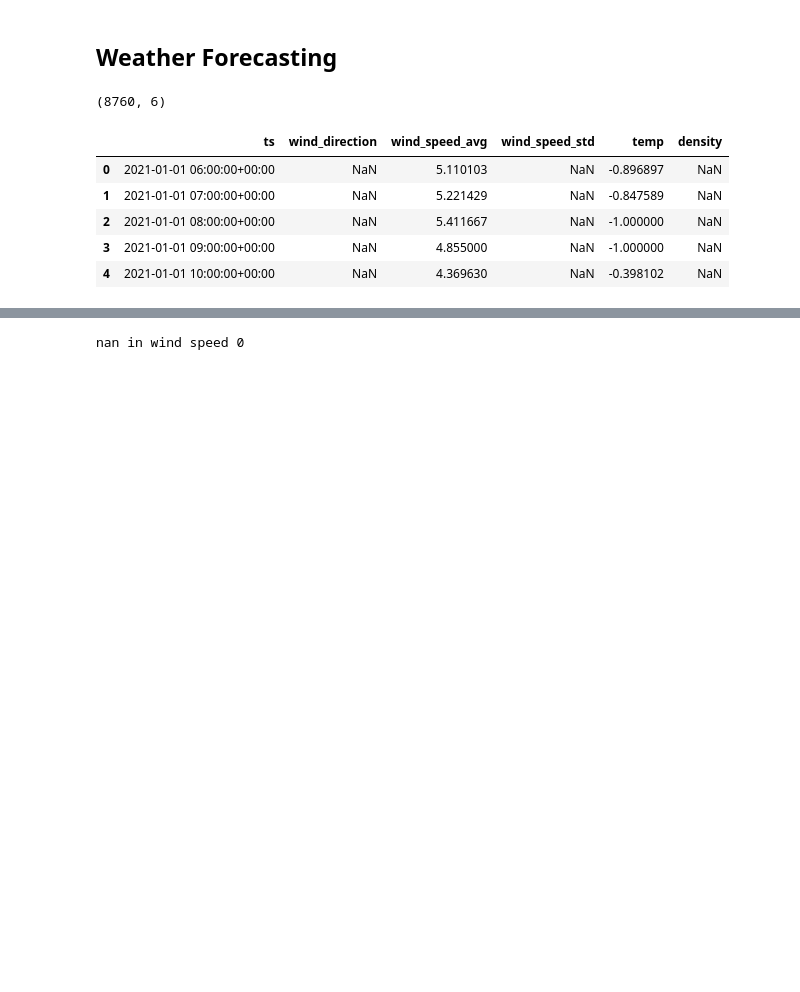
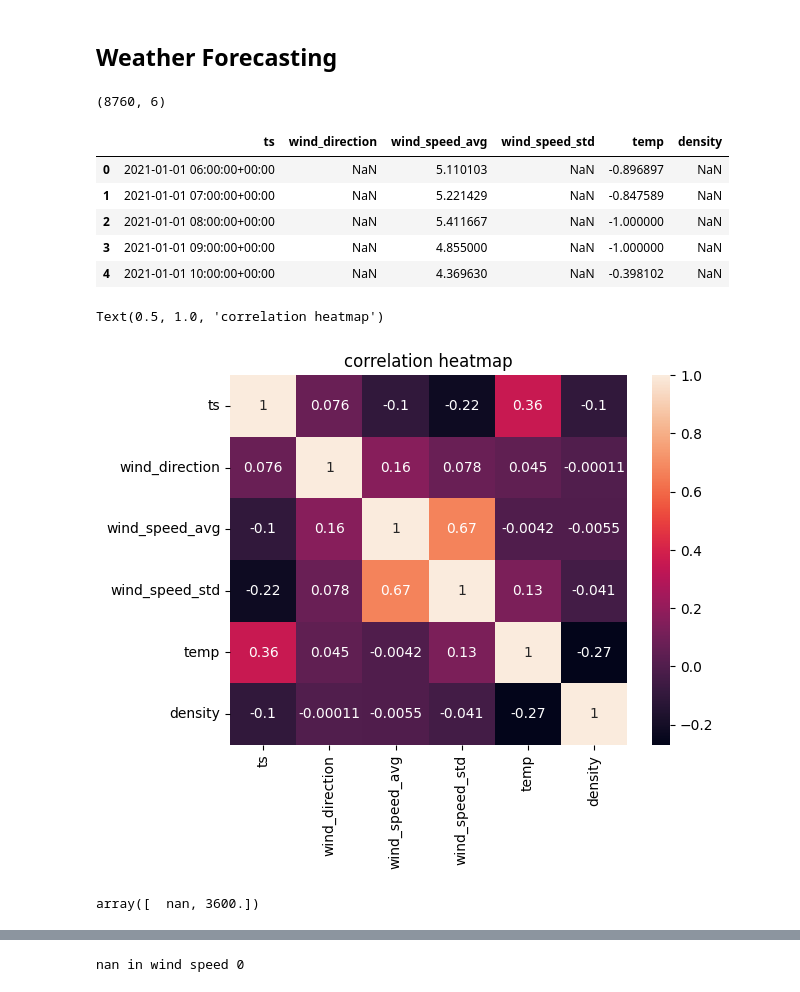
Before and after one commit to gandalf486/weather-forecast, a Jupyter notebook: explore.ipynb, the cells around one changed output, grey strips where cells are left out. Drawn from its saved outputs; the diff is of its cells as text; code cells hidden in the pictures; blank space fills up the shorter version.

```diff
--- a/explore.ipynb
+++ b/explore.ipynb
@@ -78,3 +197,15 @@ weather_data.head()
+# %%
+# checking for correlation
+# no useful correlation can be seen in the original data,
+# we probably will need to extract features from these original columns
+sns.heatmap(weather_data.corr(), annot=True,)
+plt.title('correlation heatmap')
+# %% [output]
+Text(0.5, 1.0, 'correlation heatmap')
+[figure, added]
 # %%
 # checking time intervals in data
-# (weather_data.ts - weather_data.ts.shift(1)).dt.total_seconds().unique()
+# checking frequency of time series values
+(weather_data.ts - weather_data.ts.shift(1)).dt.total_seconds().unique()
+# %% [output]
+array([  nan, 3600.])
```
Also changed, not shown: parts of 91 cells of this notebook, 1 other file.
